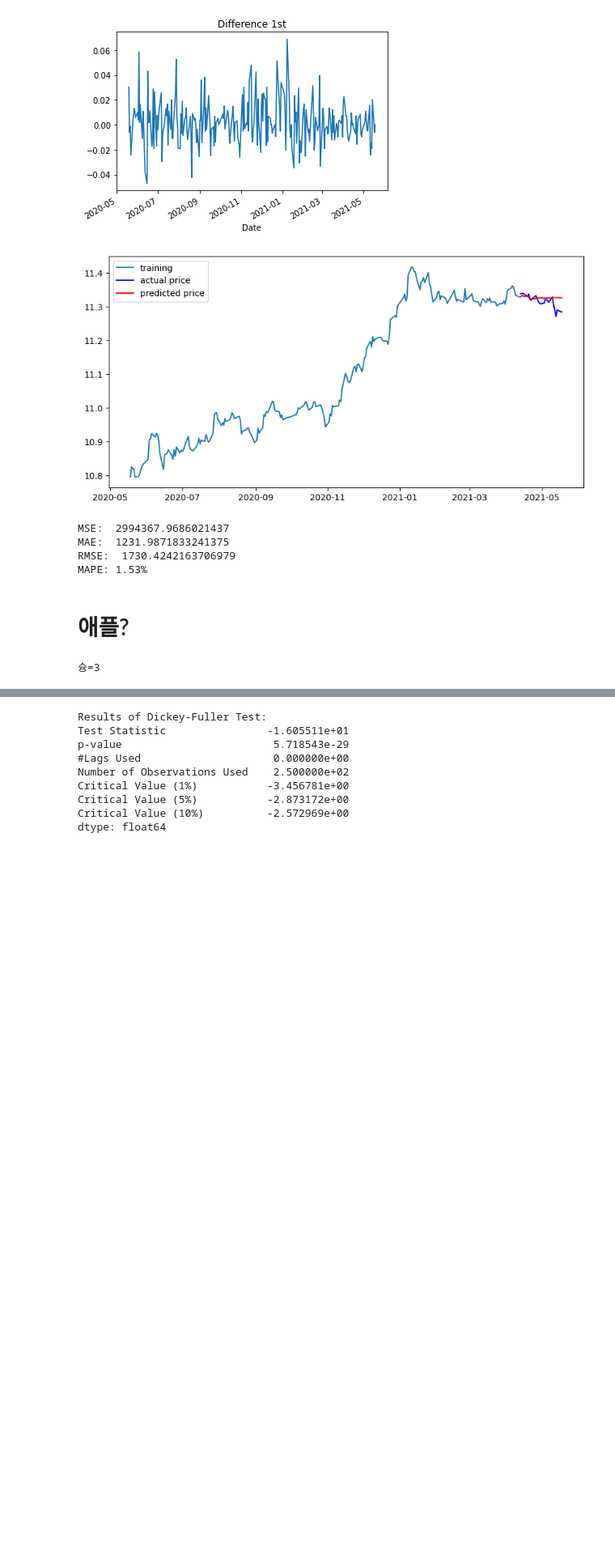
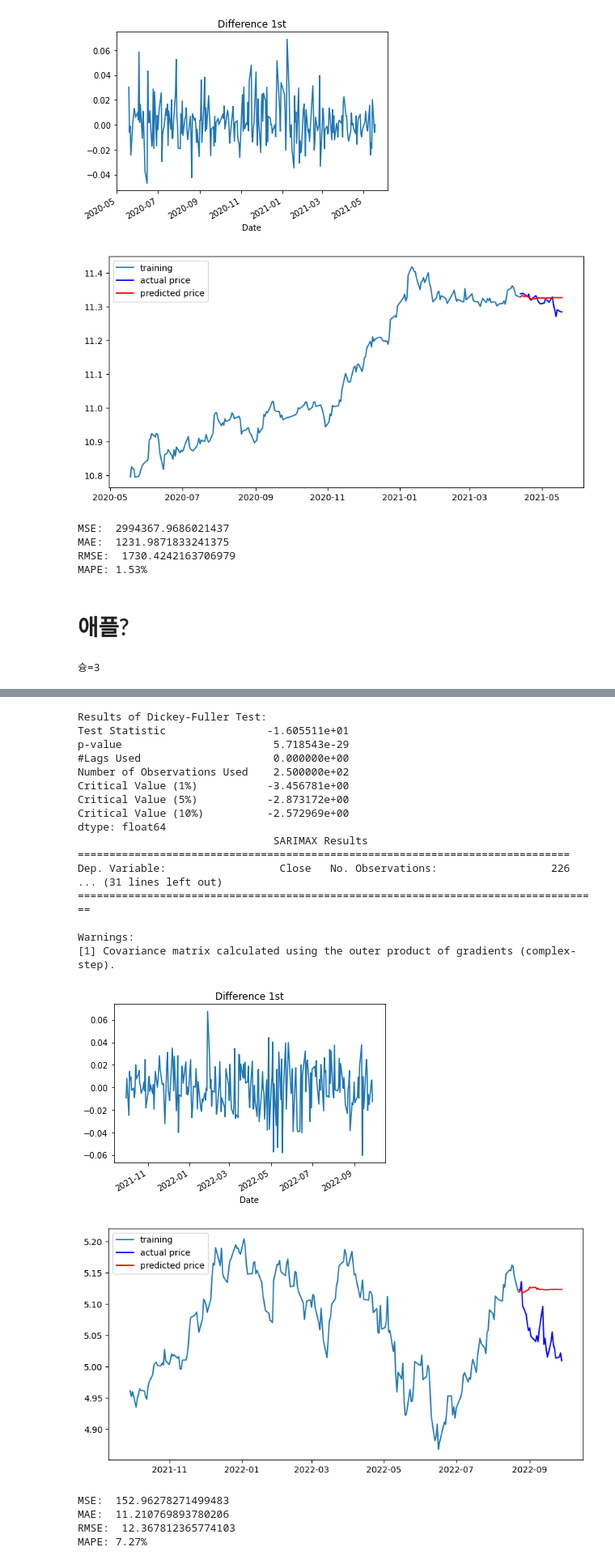
Before and after one commit to uoyhed/AIFFEL, a Jupyter notebook: Exploration/Exp-04.ipynb, the cells around one changed output, grey strips where cells are left out. Shown at 81% size. Saved outputs shown, nothing was run; the diff lists cells and outputs as text; code cells hidden in the pictures; blank space fills up the shorter version.

```diff
--- a/Exploration/Exp-04.ipynb
+++ b/Exploration/Exp-04.ipynb
@@ -449,7 +449,7 @@ augmented_dickey_fuller_test(diff_1)
 from statsmodels.tsa.arima.model import ARIMA
 
 # Build and Train  Model
-model = ARIMA(train_data, order=(25, 1, 7))
+model = ARIMA(train_data, order=(14, 1, 2))
 fitted_m = model.fit()
 
 print(fitted_m.summary())
@@ -490,33 +490,47 @@ Results of Dickey-Fuller Test:
 Test Statistic                  -2.163789
 p-value                          0.219649
 #Lags Used                       0.000000
 Number of Observations Used    251.000000
 Critical Value (1%)             -3.456674
 Critical Value (5%)             -2.873125
 Critical Value (10%)            -2.572944
 dtype: float64
 Results of Dickey-Fuller Test:
 Test Statistic                  -5.000214
 p-value                          0.000022
 #Lags Used                      11.000000
 Number of Observations Used    210.000000
 Critical Value (1%)             -3.461879
 Critical Value (5%)             -2.875404
 Critical Value (10%)            -2.574159
 dtype: float64
 [figure]
 [figure]
 [figure]
 [figure]
 Results of Dickey-Fuller Test:
 Test Statistic                -1.605511e+01
 p-value                        5.718543e-29
 #Lags Used                     0.000000e+00
 Number of Observations Used    2.500000e+02
 Critical Value (1%)           -3.456781e+00
 Critical Value (5%)           -2.873172e+00
 Critical Value (10%)          -2.572969e+00
 dtype: float64
+                               SARIMAX Results
+==============================================================================
+Dep. Variable:                  Close   No. Observations:                  226
+... (31 lines left out)
+===================================================================================
+
+Warnings:
+[1] Covariance matrix calculated using the outer product of gradients (complex-step).
+[figure, added]
+[figure, added]
+MSE:  152.96278271499483
+MAE:  11.210769893780206
+RMSE:  12.367812365774103
+MAPE: 7.27%
 # %%
 회고 : 진짜 처음부터 끝까지 전부 어려웠습니다...
      : 알아낸 점은 솔직히 잘 모르겠습니다
```
